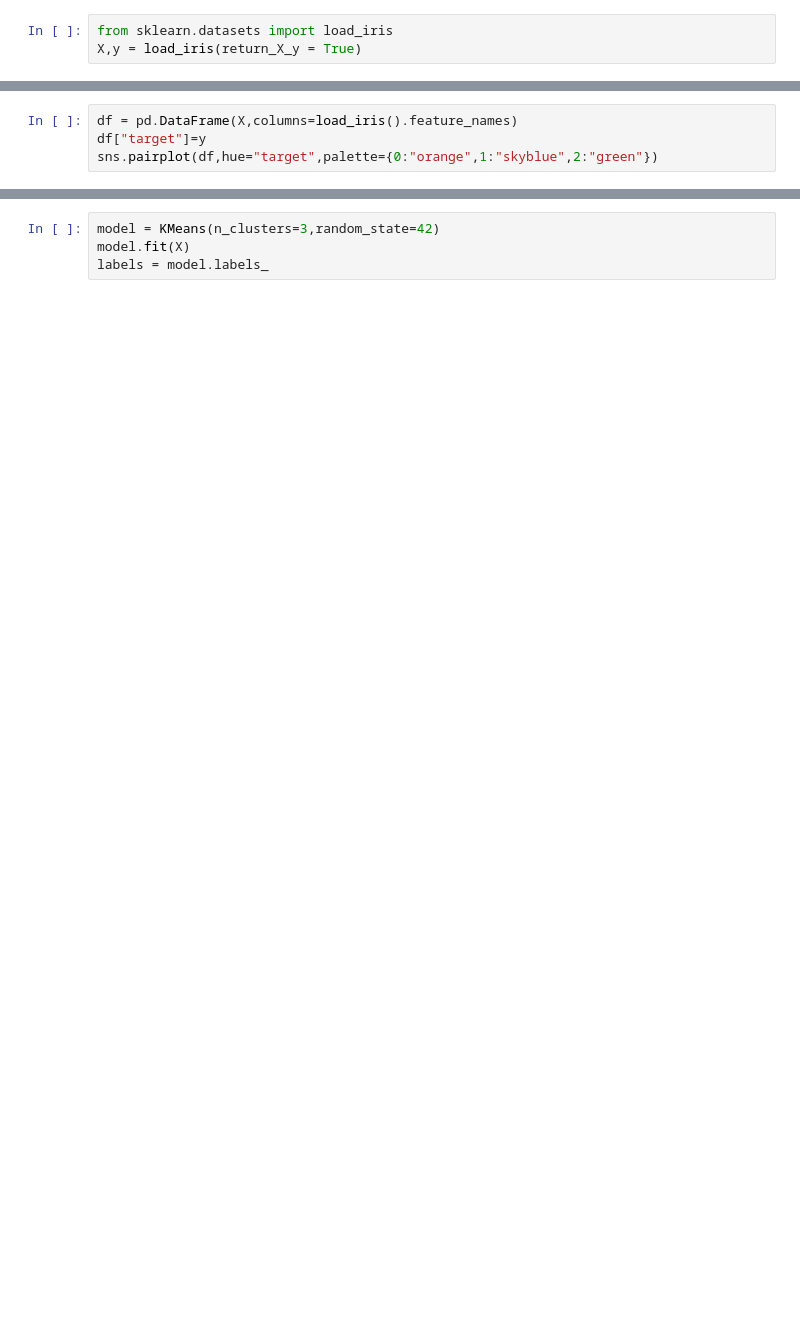
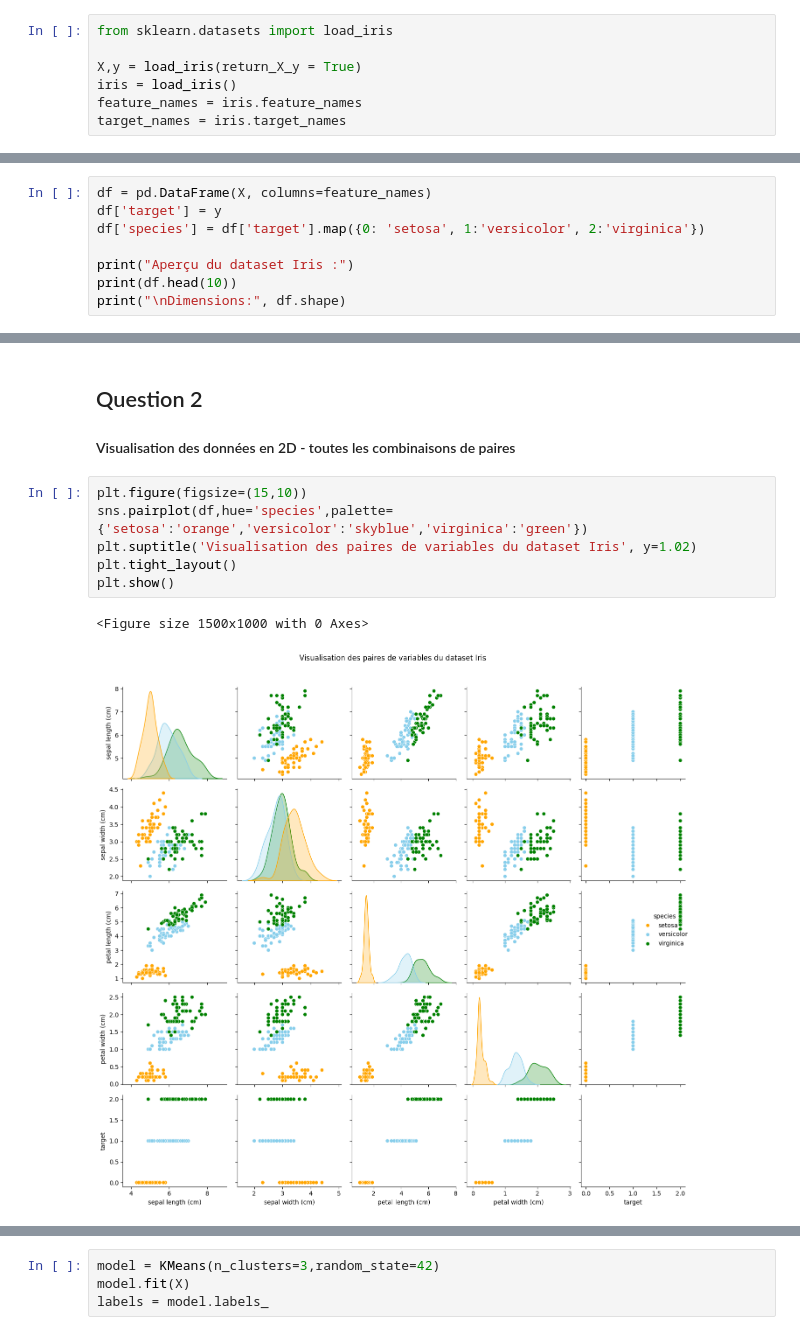
Before and after one commit to HananFA/kmeans_tp, a Jupyter notebook: exercice2.ipynb, the cells around one changed output, grey strips where cells are left out. Drawn from its saved outputs; the diff is of its cells as text; blank space fills up the shorter version.

```diff
--- a/exercice2.ipynb
+++ b/exercice2.ipynb
@@ -9,3 +13,7 @@ from sklearn.datasets import make_blobs
 # %%
 from sklearn.datasets import load_iris
+
 X,y = load_iris(return_X_y = True)
+iris = load_iris()
+feature_names = iris.feature_names
+target_names = iris.target_names
@@ -40,5 +22,9 @@ print(y)
 # %%
-df = pd.DataFrame(X,columns=load_iris().feature_names)
-df["target"]=y
-sns.pairplot(df,hue="target",palette={0:"orange",1:"skyblue",2:"green"})
+df = pd.DataFrame(X, columns=feature_names)
+df['target'] = y
+df['species'] = df['target'].map({0: 'setosa', 1:'versicolor', 2:'virginica'})
+
+print("Aperçu du dataset Iris :")
+print(df.head(10))
+print("\nDimensions:", df.shape)
 # %% [output]
@@ -46,0 +48,12 @@ sns.pairplot(df,hue="target",palette={0:"orange",1:"skyblue",2:"green"})
+# %% [markdown]
+## Question 2
+#### Visualisation des données en 2D - toutes les combinaisons de paires
+# %%
+plt.figure(figsize=(15,10))
+sns.pairplot(df,hue='species',palette={'setosa':'orange','versicolor':'skyblue','virginica':'green'})
+plt.suptitle('Visualisation des paires de variables du dataset Iris', y=1.02)
+plt.tight_layout()
+plt.show()
+# %% [output]
+<Figure size 1500x1000 with 0 Axes>
+[figure, added]
```
Also changed, not shown: parts of 42 cells of this notebook.
